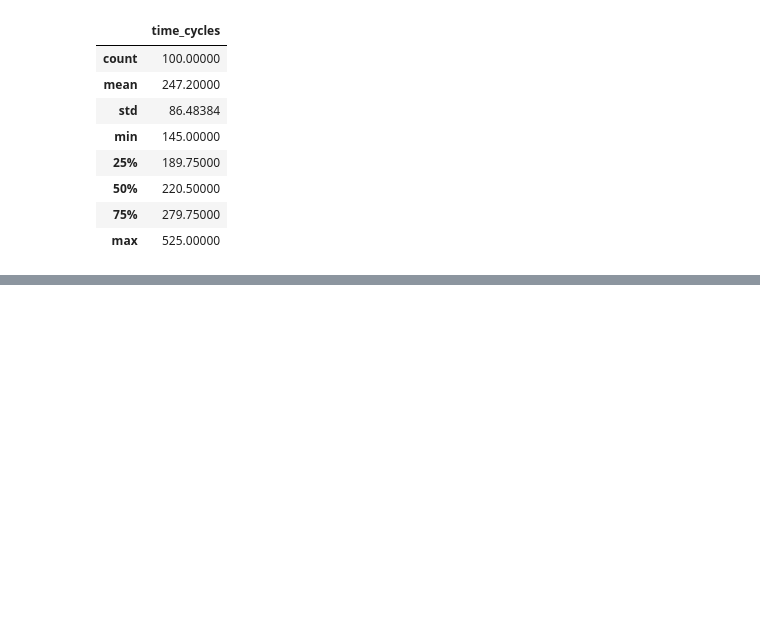
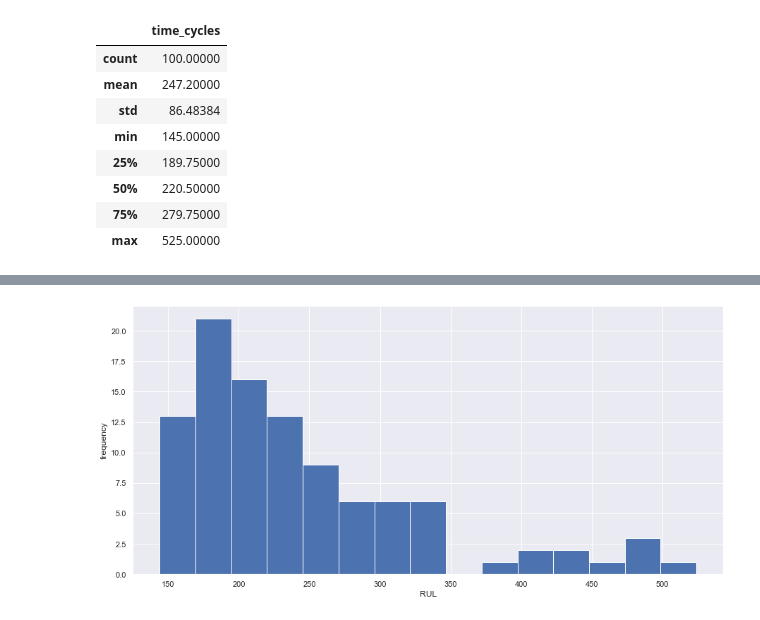
Before and after one commit to DennisxB/turbofan-predictive-maintenance, a Jupyter notebook: 02_FD003.ipynb, the cells around one changed output, grey strips where cells are left out. Cells and saved outputs as stored; diff of their text form; code cells hidden in the pictures; blank space fills up the shorter version.

```diff
--- a/02_FD003.ipynb
+++ b/02_FD003.ipynb
@@ -76,3 +76,22 @@ train[index_names].groupby('unit_nr').max().describe()
 | 50% | 220.50000 |
 | 75% | 279.75000 |
 | max | 525.00000 |
+# %%
+def add_remaining_useful_life(df):
+    # Get the total number of cycles for each unit
+    grouped_by_unit = df.groupby(by="unit_nr")
+    max_cycle = grouped_by_unit["time_cycles"].max()
+
+    # Merge the max cycle back into the original frame
+    result_frame = df.merge(max_cycle.to_frame(name='max_cycle'), left_on='unit_nr', right_index=True)
+
+    # Calculate remaining useful life for each row
+    remaining_useful_life = result_frame["max_cycle"] - result_frame["time_cycles"]
+    result_frame["RUL"] = remaining_useful_life
+
+    # drop max_cycle as it's no longer needed
+    result_frame = result_frame.drop("max_cycle", axis=1)
+    return result_frame
+
+train = add_remaining_useful_life(train)
+train[index_names+['RUL']].head()
@@ -78,0 +105,9 @@ train[index_names].groupby('unit_nr').max().describe()
+# %%
+# visualizing remaining useful life
+df_max_rul = train[['unit_nr', 'RUL']].groupby('unit_nr').max().reset_index()
+df_max_rul['RUL'].hist(bins=15, figsize=(15,7))
+plt.xlabel('RUL')
+plt.ylabel('frequency')
+plt.show()
+# %% [output]
+[figure, added]
```
Also changed, not shown: parts of 3 cells of this notebook.
